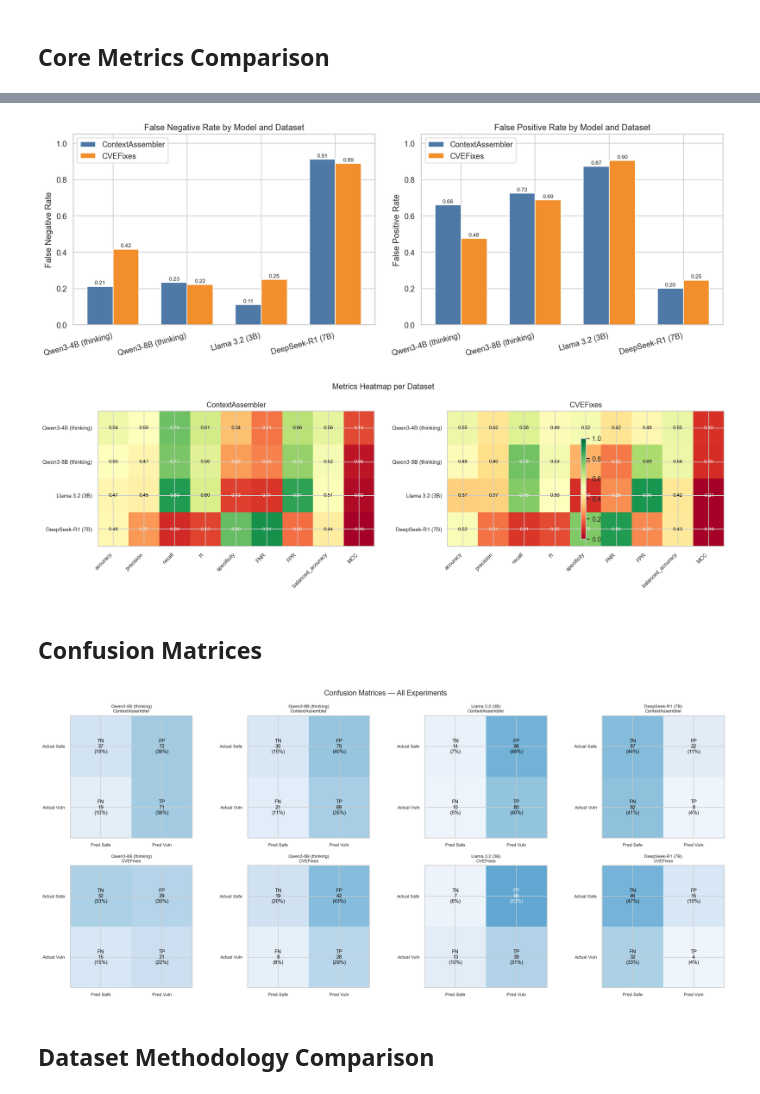
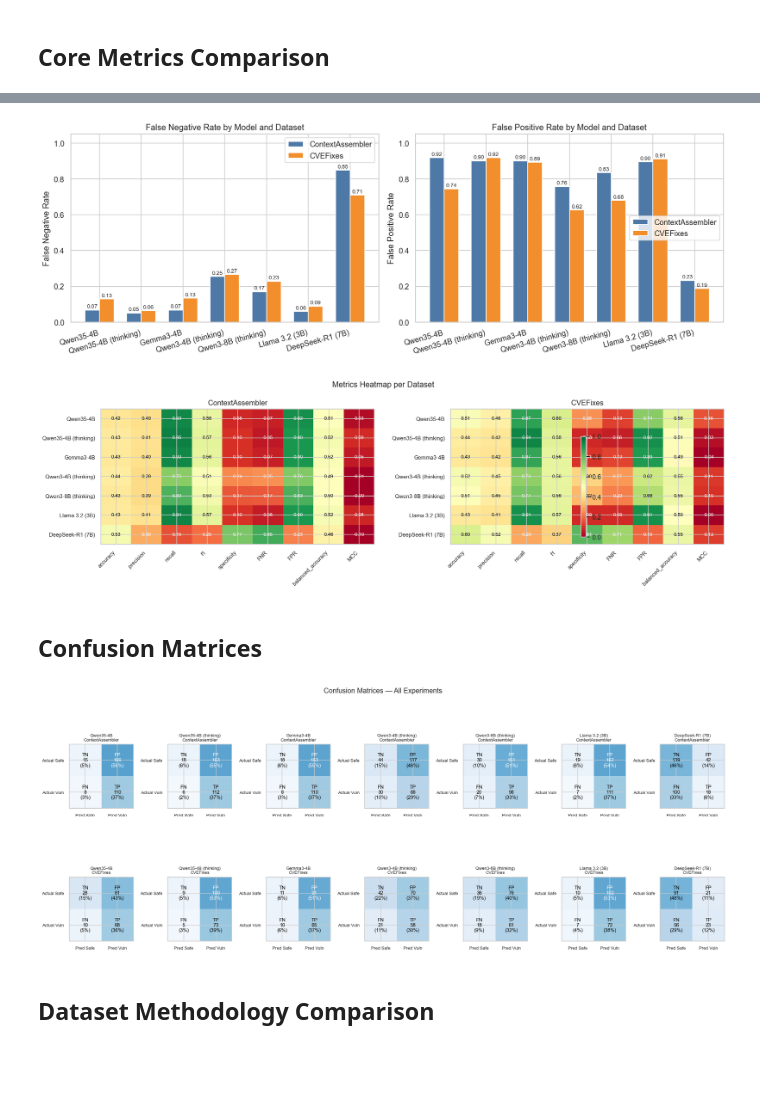
Before and after one commit to vodkar/llm4codesec-framework, a Jupyter notebook: benchmarks/context_assembler_analysis.ipynb, the cells around one changed output, grey strips where cells are left out. Saved outputs shown, nothing was run; the diff lists cells and outputs as text; code cells hidden in the pictures; blank space fills up the shorter version.

Commit message:
Updates to analysis Updates to cve fixes dataset forming

```diff
--- a/benchmarks/context_assembler_analysis.ipynb
+++ b/benchmarks/context_assembler_analysis.ipynb
@@ -31,13 +31,19 @@ RESULTS_FILE = PROJECT_ROOT / "results" / "context_assembler_experiments" / "vll
 MODEL_DISPLAY = {
     "qwen3-4b-thinking":               "Qwen3-4B (thinking)",
     "qwen3-8b-thinking":               "Qwen3-8B (thinking)",
+    "qwen35-4b-thinking":              "Qwen3.5-4B (thinking)",
+    "qwen35-4b":                       "Qwen3.5-4B",
     "llama3.2-3B":                     "Llama 3.2 (3B)",
     "deepseek-r1-distill-qwen2.5-7b":  "DeepSeek-R1 (7B)",
+    "gemma3-4b":                       "Gemma3 (4B)",
+    "code-llama-7b-python":            "CodeLlama (7B)",
 }
 
 DATASET_DISPLAY = {
-    "context_assembler": "ContextAssembler",
-    "cvefixes":          "CVEFixes",
+    "context_assembler":          "ContextAssembler",
+    "context_assembler_extended": "ContextAssemblerExtended",
+    "cvefixes":                   "CVEFixes",
+    "cvefixes_extended":          "CVEFixesExtended",
 }
 
 DATASET_COLORS = {
@@ -48,8 +54,12 @@ DATASET_COLORS = {
 MODEL_COLORS = {
     "qwen3-4b-thinking":               "#59a14f",
     "qwen3-8b-thinking":               "#76b7b2",
+    "qwen35-4b-thinking":              "#4dc9b0",
+    "qwen35-4b":                       "#9dc6ad",
     "llama3.2-3B":                     "#e15759",
     "deepseek-r1-distill-qwen2.5-7b":  "#b07aa1",
+    "gemma3-4b":                       "#ff9da7",
+    "code-llama-7b-python":            "#edc948",
 }
 
 sns.set_theme(style="whitegrid", palette="muted")
@@ -60,8 +70,14 @@ matplotlib.rcParams["figure.dpi"] = 120
 def _dataset_key(path: str) -> str:
     """Classify dataset from its path string."""
     if "cvefixes" in path:
+        if "extended" in path:
+            return "cvefixes_extended"
         return "cvefixes"
-    return "context_assembler"
+    if "context_assembler" in path:
+        if "extended" in path:
+            return "context_assembler_extended"
+        return "context_assembler"
+    raise ValueError(f"Unknown dataset path: {path}")
 
 
 with open(RESULTS_FILE) as f:
@@ -79,6 +95,7 @@ for exp in raw["experiments"]:
     rows.append({
         "model":            bi["model_name"],
         "dataset":          _dataset_key(bi["dataset_path"]),
+        "temperature":      bi["temperature"],
         "accuracy":         m["summary"]["accuracy"],
         "precision":        m["summary"]["precision"],
         "recall":           m["summary"]["recall"],
@@ -96,7 +113,7 @@ for exp in raw["experiments"]:
     })
 
 df = pd.DataFrame(rows)
-df["model_label"]   = df["model"].map(MODEL_DISPLAY)
+df["model_label"]   = df["model"].map(MODEL_DISPLAY).fillna(df["model"])
 df["dataset_label"] = df["dataset"].map(DATASET_DISPLAY)
 print(f"Loaded {len(df)} experiments")
-df[["model_label", "dataset_label", "accuracy", "recall", "specificity", "total_samples"]]
+df[["model_label", "dataset_label", "temperature", "accuracy", "recall", "specificity", "total_samples"]]
@@ -143,10 +155,14 @@ df[["model_label", "dataset_label", "FNR", "FPR", "balanced_accuracy", "MCC", "y
 # %%
 ## Grouped bar chart: Accuracy by model × dataset
 
-models   = df["model"].unique()
 datasets = ["context_assembler", "cvefixes"]
-x        = np.arange(len(models))
-width    = 0.35
+# Restrict to models that have results for both standard datasets
+models = [
+    m for m in df["model"].unique()
+    if all(len(df[(df["model"] == m) & (df["dataset"] == ds)]) > 0 for ds in datasets)
+]
+x     = np.arange(len(models))
+width = 0.35
 
 fig, ax = plt.subplots(figsize=(10, 5))
 
@@ -160,7 +176,7 @@ for i, ds in enumerate(datasets):
                 ha="center", va="bottom", fontsize=8)
 
 ax.set_xticks(x)
-ax.set_xticklabels([MODEL_DISPLAY[m] for m in models], rotation=15, ha="right")
+ax.set_xticklabels([MODEL_DISPLAY.get(m, m) for m in models], rotation=15, ha="right")
 ax.set_ylabel("Accuracy")
 ax.set_title("Accuracy by Model and Dataset")
 ax.set_ylim(0, 0.75)
@@ -195,7 +209,7 @@ for ax, (metric, metric_label) in zip(axes, metrics_security.items()):
 fig.tight_layout()
 plt.show()
 # %% [output]
-[figure, old version]
+[figure, new version]
 # %%
 ## Metrics heatmap — one per dataset side-by-side
 
@@ -222,42 +236,42 @@ fig.suptitle("Metrics Heatmap per Dataset", fontsize=13)
 fig.tight_layout()
 plt.show()
 # %% [output]
-[figure, old version]
+[figure, new version]
 # %% [markdown]
 ## Confusion Matrices
 # %%
 ## 2×4 grid of confusion matrix heatmaps (one per experiment)
 
-fig, axes = plt.subplots(2, 4, figsize=(18, 8))
+fig, axes = plt.subplots(2, 7, figsize=(18, 8))
 
 for col, ds in enumerate(datasets):
     for row, m in enumerate(models):
         r   = df.loc[(df["model"] == m) & (df["dataset"] == ds)].iloc[0]
         ax  = axes[col][row]
         cm  = np.array([[r["TN"], r["FP"]], [r["FN"], r["TP"]]])
         n   = cm.sum()
         pct = cm / n
 
         im  = ax.imshow(pct, cmap="Blues", vmin=0, vmax=1)
         labels = [["TN", "FP"], ["FN", "TP"]]
         for i in range(2):
             for j in range(2):
                 ax.text(j, i,
                         f"{labels[i][j]}\n{int(cm[i, j])}\n({pct[i, j]:.0%})",
                         ha="center", va="center", fontsize=9,
                         color="white" if pct[i, j] > 0.5 else "black")
 
         ax.set_xticks([0, 1])
         ax.set_xticklabels(["Pred Safe", "Pred Vuln"], fontsize=8)
         ax.set_yticks([0, 1])
         ax.set_yticklabels(["Actual Safe", "Actual Vuln"], fontsize=8)
         ax.set_title(f"{MODEL_DISPLAY[m]}\n{DATASET_DISPLAY[ds]}", fontsize=8)
 
 fig.suptitle("Confusion Matrices — All Experiments", fontsize=13)
 fig.tight_layout()
 plt.show()
 # %% [output]
-[figure, old version]
+[figure, new version]
 # %% [markdown]
 ## Dataset Methodology Comparison
 # %%
```
Also changed, not shown: parts of 19 cells of this notebook, 23 other files.
